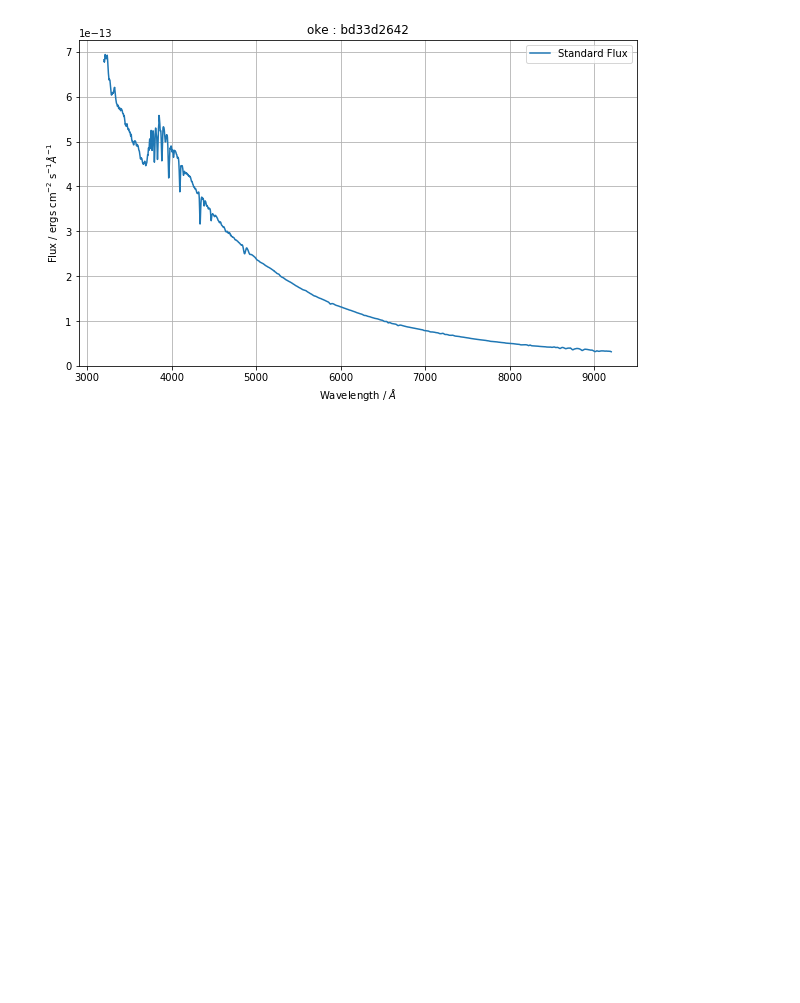
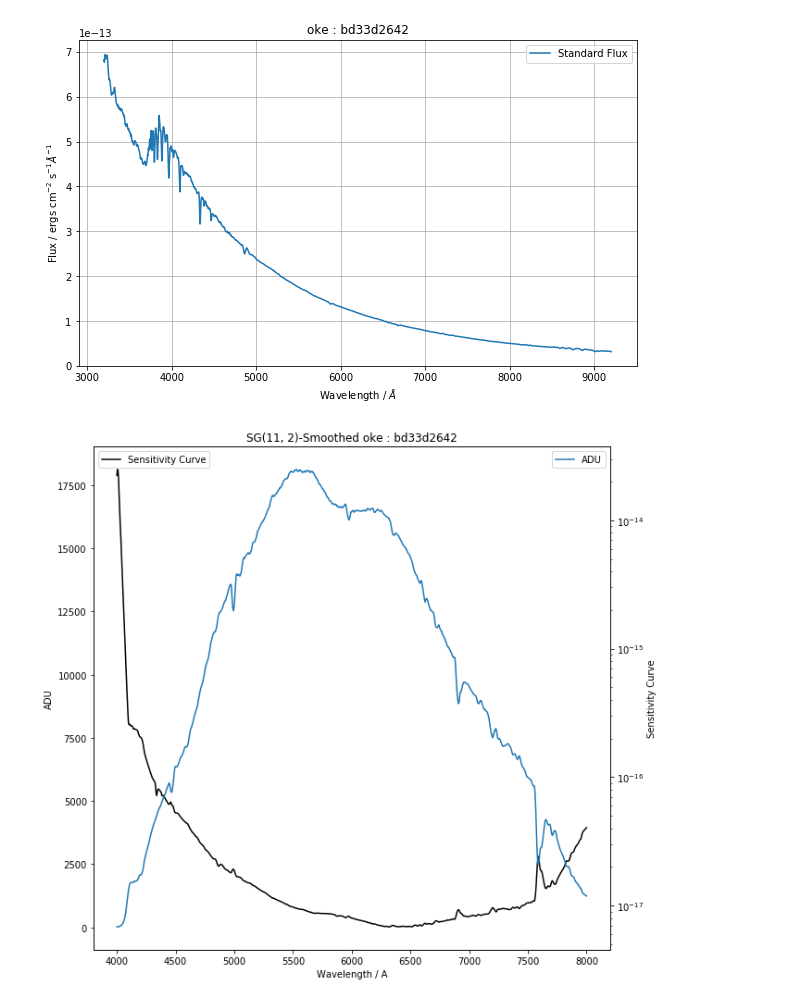
Before and after one commit to cylammarco/ASPIRED, a Jupyter notebook: SPRAT_2dspec_BDp33_flux_calibrate.ipynb, the cells around one changed output. Saved outputs shown, nothing was run; the diff lists cells and outputs as text; code cells hidden in the pictures; blank space fills up the shorter version.

```diff
--- a/SPRAT_2dspec_BDp33_flux_calibrate.ipynb
+++ b/SPRAT_2dspec_BDp33_flux_calibrate.ipynb
@@ -65,3 +65,12 @@ The `ymin` argument was deprecated in Matplotlib 3.0 and will be removed in 3.2.
  array([6.8253e-13, 6.8022e-13, 6.7979e-13, ..., 3.1712e-14, 3.1495e-14,
         3.1336e-14]))
 [figure]
+# %%
+# Get the standard
+standard_wave, standard_flux = standard._read_standard('bd33d2642' ,'oke', 'flux', display=False)
+
+# Get the sensitivity curves with and without smoothing
+wave = np.arange(len(spec))*4.45+4000.
+sencurve_smoothed = standard.get_sencurve(wave, spec, 'bd33d2642' ,'oke', slength=11, sorder=2, display=True)
+# %% [output]
+[figure, added]
```
Also changed, not shown: parts of 3 cells of this notebook, 2 other files.
